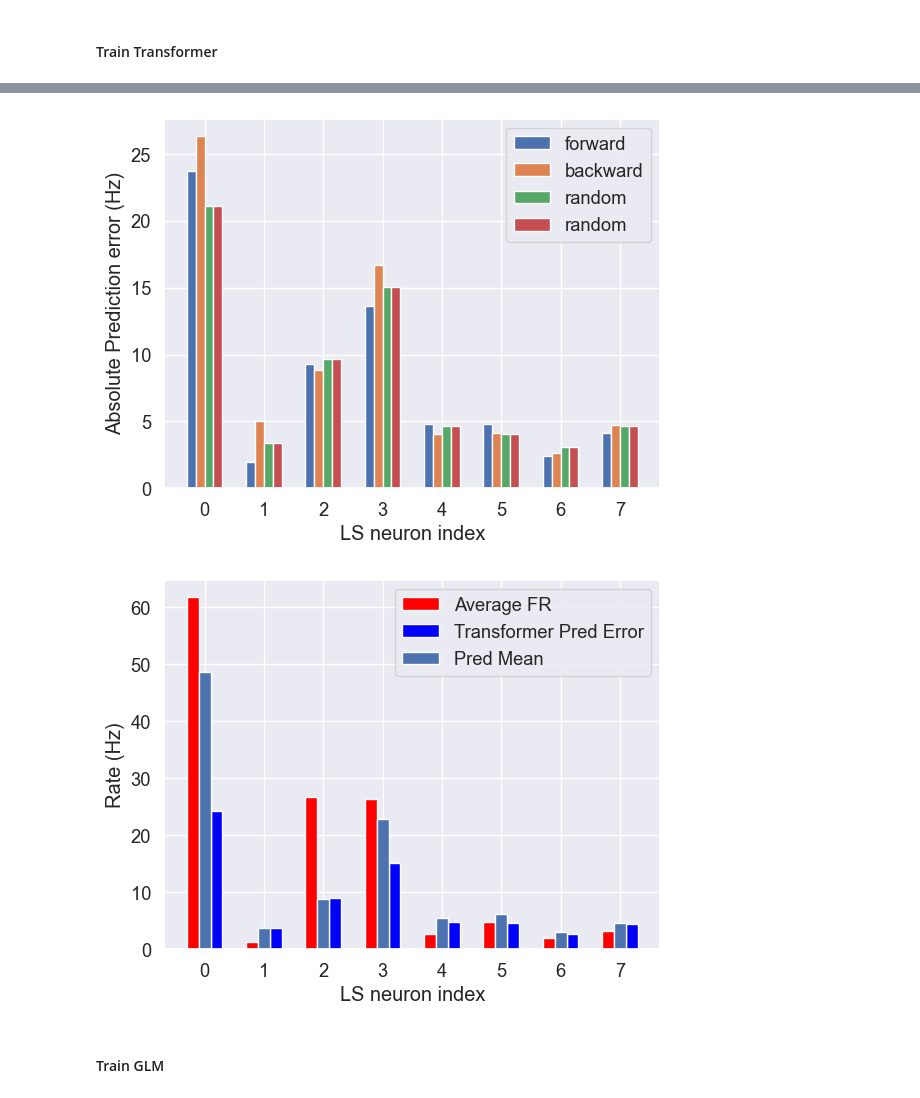
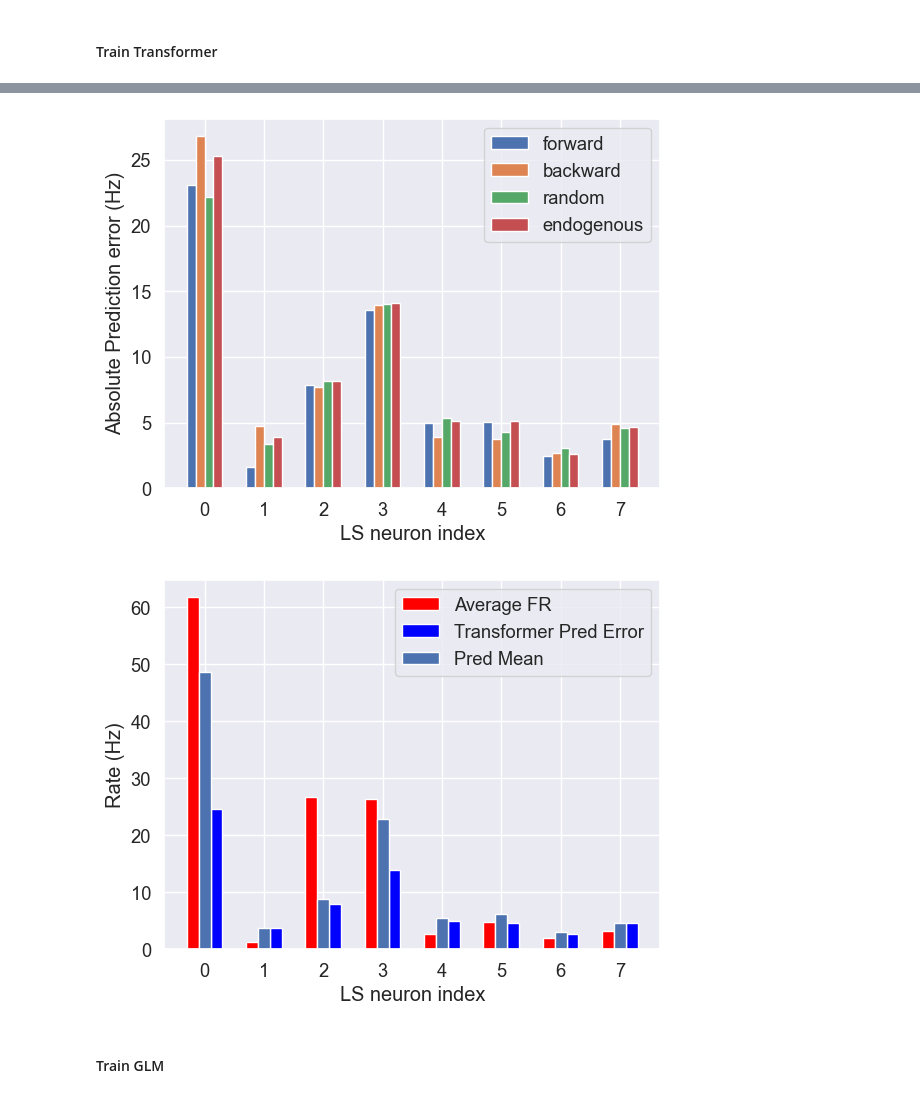
Before and after one commit to cngzlsh/approx_brain, a Jupyter notebook: EB095_stim.ipynb, the cells around one changed output, grey strips where cells are left out. Saved outputs shown, nothing was run; the diff lists cells and outputs as text; code cells hidden in the pictures.

```diff
--- a/EB095_stim.ipynb
+++ b/EB095_stim.ipynb
@@ -136,9 +139,10 @@ n_stims = len(stim_ID)
 inputs, targets = torch.zeros(n_vecs, tsteps, input_dim), torch.zeros(n_vecs, 1, output_dim)
 ephys_rates = torch.as_tensor(spks_stim_rates)
 img_array = torch.as_tensor(dff_stim)
-for n in range(1, n_vecs):
+for n in range(2, n_vecs-1):
     inputs[n,:,:] = img_array[n*tsteps:(n+1)*tsteps,:]
     targets[n,:,:] = ephys_rates[n*tsteps-3:n*tsteps-2,:]
+    targets_multi_steps = ephys_rates[n*tsteps-3-tsteps:n*tsteps-2,:]
 
 inputs = inputs[1:]
 targets = targets[1:]
@@ -306,9 +299,10 @@ if _run:
 # TRANSFORMER
 # |   iter    |  target   |  d_model  | hidden... | n_layers  | num_heads |
 # | 55        | -113.2    | 445.1     | 389.2     | 4.382     | 6.42      |
-# | 5         | -130.5    | 446.7     | 257.9     | 3.126     | 16.42     |
+# | 36        | -123.9    | 277.3     | 367.2     | 4.71      | 17.5      |
+# | 55        | -113.2    | 455.1     | 389.2     | 4.382     | 6.42      |
 
-d_model = 445
+d_model = 444
 num_heads = 6
 hidden_dim = 389
 n_layers = 4
@@ -329,6 +323,8 @@ DNN_LS = TransformerOneStep(input_dim,
                 device=device,
                 max_len=30,
                 dropout=0.2,
+                decoder='linear',
+                decoder_hidden_dim=None,
                 use_mask=True,
                 pos_output=True,
                 bin_output=False,
@@ -391,8 +414,8 @@ data = {'metadata':{'timestamp': timestamp,
                     'num_epochs': num_epochs}
         }
 
-torch.save(return_dict['best_eval_params'], save_path / f'EB095-stim-LS-transformer-param-{d_model}-{num_heads}-{hidden_dim}-{n_layers}-mk2.pth')
-with open(save_path / f'EB095-stim-LS-transformer-param-metadata-{d_model}-{num_heads}-{hidden_dim}-{n_layers}-mk2.pkl', 'wb') as f:
+torch.save(return_dict['best_eval_params'], save_path / f'EB095-stim-LS-transformer-param-{d_model}-{num_heads}-{hidden_dim}-{n_layers}-mk3.pth')
+with open(save_path / f'EB095-stim-LS-transformer-param-metadata-{d_model}-{num_heads}-{hidden_dim}-{n_layers}-mk3.pkl', 'wb') as f:
     pickle.dump(data, f)
-print(f'Saved model parameters and training stats to ./save/trained_models/EB095-stim-LS-transformer-param-metadata-{d_model}-{num_heads}-{hidden_dim}-{n_layers}-mk2')
+print(f'Saved model parameters and training stats to ./save/trained_models/EB095-stim-LS-transformer-param-metadata-{d_model}-{num_heads}-{hidden_dim}-{n_layers}-mk3')
 # %% [output]
@@ -400,8 +423,8 @@ Saved model parameters and training stats to ./save/trained_models/EB095-stim-LS
 # %%
-# with open(save_path / 'EB095-stim-LS-transformer-param-metadata.pkl', 'rb') as f:
-#     data = pickle.load(f)
-# best_eval_params = torch.load(save_path /f'EB095-stim-LS-transformer-param-{d_model}-{num_heads}-{hidden_dim}-{n_layers}-mk2.pth')
-# DNN_LS.load_state_dict(best_eval_params)
+with open(save_path / f'EB095-stim-LS-transformer-param-metadata-{d_model}-{num_heads}-{hidden_dim}-{n_layers}-mk3.pkl', 'rb') as f:
+    data = pickle.load(f)
+best_eval_params = torch.load(save_path /f'EB095-stim-LS-transformer-param-{d_model}-{num_heads}-{hidden_dim}-{n_layers}-mk3.pth')
+DNN_LS.load_state_dict(best_eval_params)
 
 with torch.no_grad():
     Y_hat_LS = DNN_LS(X_test.to(device).permute(1,0,2)).permute(1,0,2).cpu()
@@ -420,30 +443,30 @@ Transformer prediction for non-stim stim MSE loss:  tensor(126.9256)
 # %%
 plt.figure()
 plt.bar(np.arange(len(LS_neuron_idx)) - 0.225, torch.sqrt(LS_test_pred_loss[forward_mse_idx, 0].sum(0)/len(forward_mse_idx)), width=0.15, label='forward')
 plt.bar(np.arange(len(LS_neuron_idx)) - 0.075, torch.sqrt(LS_test_pred_loss[backward_mse_idx, 0].sum(0)/len(backward_mse_idx)), width=0.15, label='backward')
 plt.bar(np.arange(len(LS_neuron_idx)) + 0.075, torch.sqrt(LS_test_pred_loss[random_mse_idx, 0].sum(0)/len(random_mse_idx)), width=0.15, label='random')
-plt.bar(np.arange(len(LS_neuron_idx)) + 0.225, torch.sqrt(LS_test_pred_loss[random_mse_idx, 0].sum(0)/len(random_mse_idx)), width=0.15, label='random')
+plt.bar(np.arange(len(LS_neuron_idx)) + 0.225, torch.sqrt(LS_test_pred_loss[non_stim_mse_idx, 0].sum(0)/len(non_stim_mse_idx)), width=0.15, label='endogenous')
 
 plt.xlabel('LS neuron index')
 plt.ylabel('Absolute Prediction error (Hz)')
 plt.legend()
 plt.show()
 
 plt.figure()
 plt.bar(np.arange(len(LS_neuron_idx)) - 0.2, spks_stim_rates.mean(0)[mask1], color='red', width=0.2, label='Average FR')
 plt.bar(np.arange(len(LS_neuron_idx)) + 0.2, torch.sqrt(LS_test_pred_loss.sum(0)[0]/LS_test_pred_loss.shape[0]), color='blue', width=0.2, label='Transformer Pred Error')
 try:
     Y_test_LS_np
     plt.bar(np.arange(len(LS_neuron_idx)), np.sqrt(np.power(Y_test_LS_np - Y_test_LS_np.mean(0), 2).sum(0) / Y_test_LS_np.shape[0]), width=0.2, label='Pred Mean')
 except: pass
 
 plt.xlabel('LS neuron index')
 plt.ylabel('Rate (Hz)')
 plt.legend()
 plt.show()
 # %% [output]
-[figure, old version]
+[figure, new version]
-[figure, old version]
+[figure, new version]
 # %% [markdown]
 #### Train GLM
 # %%
```
Also changed, not shown: parts of 41 cells of this notebook, 4 other files.
